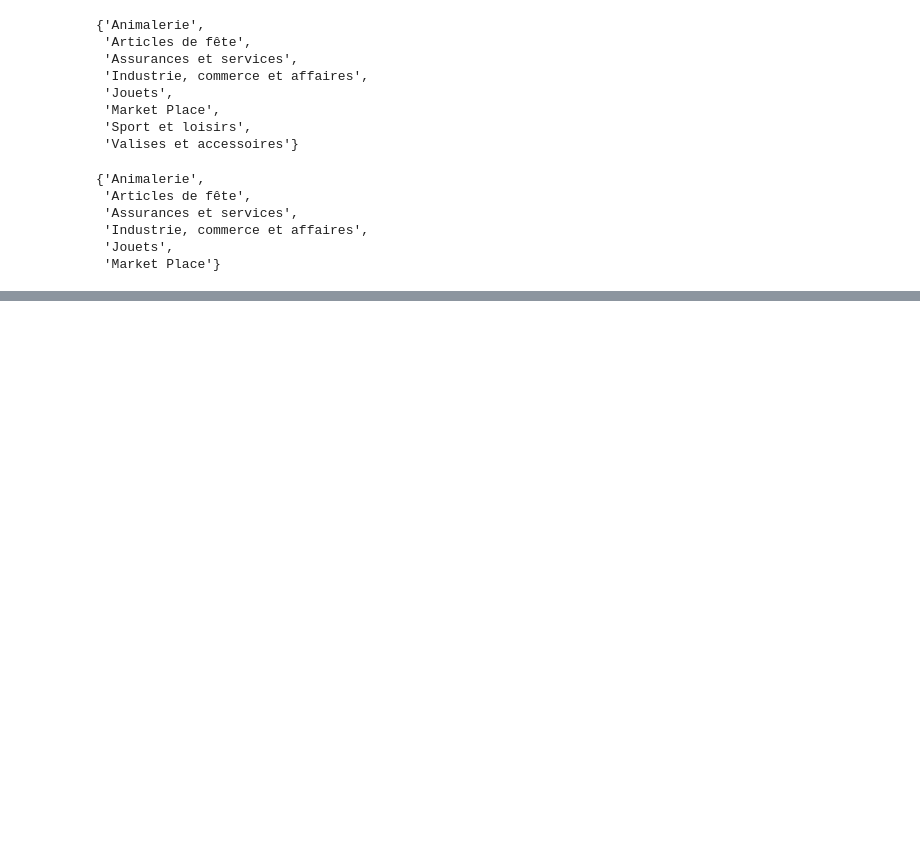
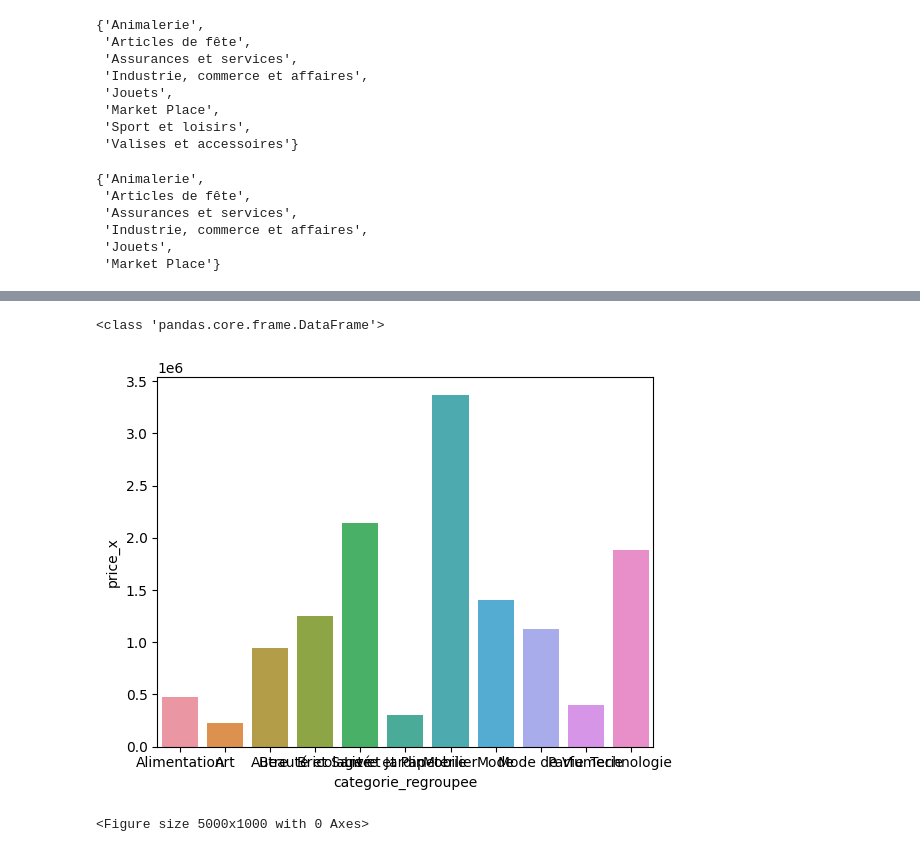
Before and after one commit to kamelben9/Brief-Clustering, a Jupyter notebook: analys2.ipynb, the cells around one changed output, grey strips where cells are left out. Cells and saved outputs as stored; diff of their text form; code cells hidden in the pictures; blank space fills up the shorter version.

```diff
--- a/analys2.ipynb
+++ b/analys2.ipynb
@@ -147,8 +147,6 @@ array(['moveis_decoracao', 'telefonia', 'beleza_saude', 'bebes',
        'portateis_casa_forno_e_cafe', 'cds_dvds_musicais',
        'construcao_ferramentas_iluminacao', 'artigos_de_festas', 'flores',
        'portateis_cozinha_e_preparadores_de_alimentos'], dtype=object)
-# %%
-data = data.dropna()
 # %%
 categories_pt = ['moveis_decoracao', 'telefonia', 'beleza_saude', 'bebes',
        'relogios_presentes', 'brinquedos', 'fashion_calcados',
@@ -526,5 +540,3 @@ def categorie_regroupee(cat):
 # %%
 categories_dict = {
 }
-# %%
-data["categorie_regroupee"] = data.product_category_name.apply(categorie_regroupee)
@@ -569,5 +563,20 @@ data
 # %%
 data2 = data.groupby(data.customer_unique_id)
+# %%
+meilleur_secteur = data.groupby(data.categorie_regroupee).sum()
+# %%
+print(type(meilleur_secteur))
+# %% [output]
+<class 'pandas.core.frame.DataFrame'>
+# %%
+meilleur_secteur = meilleur_secteur.reset_index()
+# %%
+sns.barplot(x= meilleur_secteur.categorie_regroupee , y = meilleur_secteur.price_x)
+plt.figure(figsize=(50,10))
+plt.show()
+# %% [output]
+[figure, added]
+<Figure size 5000x1000 with 0 Axes>
 # %%
 data2.head()
 # %% [output]
```
Also changed, not shown: parts of 49 cells of this notebook, 6 other files.
